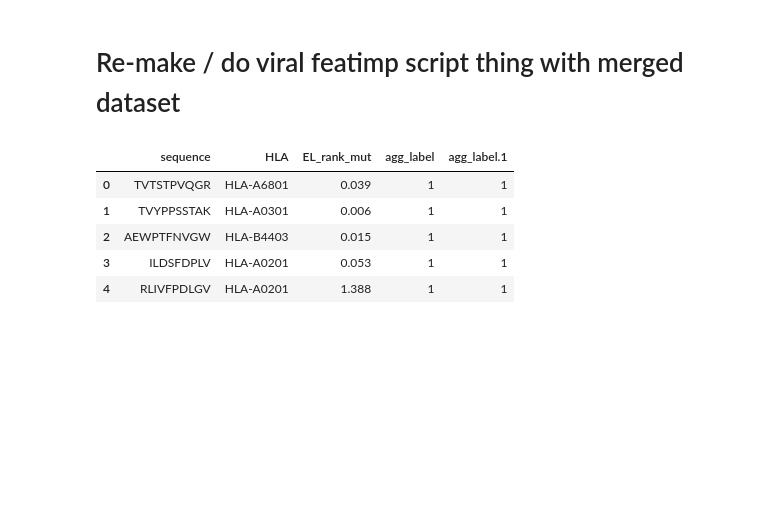
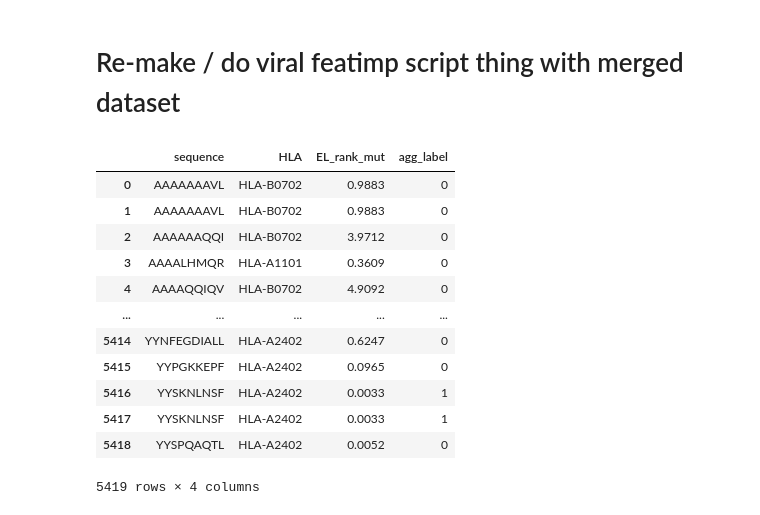
Before and after one commit to richieYT-wan/cedar, a Jupyter notebook: notebook/231101_RedoManuscript.ipynb, the cells around one changed output. Drawn from its saved outputs; the diff is of its cells as text; code cells hidden in the pictures; blank space fills up the shorter version.

```diff
--- a/notebook/231101_RedoManuscript.ipynb
+++ b/notebook/231101_RedoManuscript.ipynb
@@ -379,13 +379,20 @@ f.savefig('../../../writing/230131_cedar_paper_1/submission_nar/figures_redo/FIG
 viral = pd.read_csv('../data/neoepi_viral/viral.csv')
 cedar = pd.read_csv('../data/neoepi_viral/cedar.csv')
 merged = pd.read_csv('../data/pepx/231018_cedar_prime_merged_fold.csv')
-# %%
-viral.head()
-# %% [output]
-|  | sequence | HLA | EL_rank_mut | agg_label | agg_label.1 |
-| 0 | TVTSTPVQGR | HLA-A6801 | 0.039 | 1 | 1 |
-| 1 | TVYPPSSTAK | HLA-A0301 | 0.006 | 1 | 1 |
-| 2 | AEWPTFNVGW | HLA-B4403 | 0.015 | 1 | 1 |
-| 3 | ILDSFDPLV | HLA-A0201 | 0.053 | 1 | 1 |
-| 4 | RLIVFPDLGV | HLA-A0201 | 1.388 | 1 | 1 |
+# %%
+merged[['icore_mut','HLA', 'EL_rank_mut', 'agg_label']].rename(columns = {'icore_mut':'sequence'})
+# %% [output]
+|  | sequence | HLA | EL_rank_mut | agg_label |
+| 0 | AAAAAAAVL | HLA-B0702 | 0.9883 | 0 |
+| 1 | AAAAAAAVL | HLA-B0702 | 0.9883 | 0 |
+| 2 | AAAAAAQQI | HLA-B0702 | 3.9712 | 0 |
+| 3 | AAAALHMQR | HLA-A1101 | 0.3609 | 0 |
+| 4 | AAAAQQIQV | HLA-B0702 | 4.9092 | 0 |
+| ... | ... | ... | ... | ... |
+| 5414 | YYNFEGDIALL | HLA-A2402 | 0.6247 | 0 |
+| 5415 | YYPGKKEPF | HLA-A2402 | 0.0965 | 0 |
+| 5416 | YYSKNLNSF | HLA-A2402 | 0.0033 | 1 |
+| 5417 | YYSKNLNSF | HLA-A2402 | 0.0033 | 1 |
+| 5418 | YYSPQAQTL | HLA-A2402 | 0.0052 | 0 |
+5419 rows × 4 columns
 # %%
```
Also changed, not shown: parts of 5 cells of this notebook, 3 other files.
